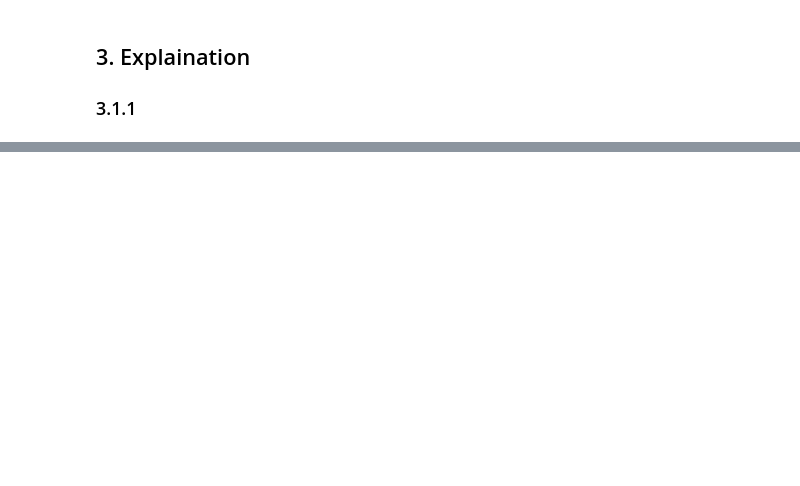
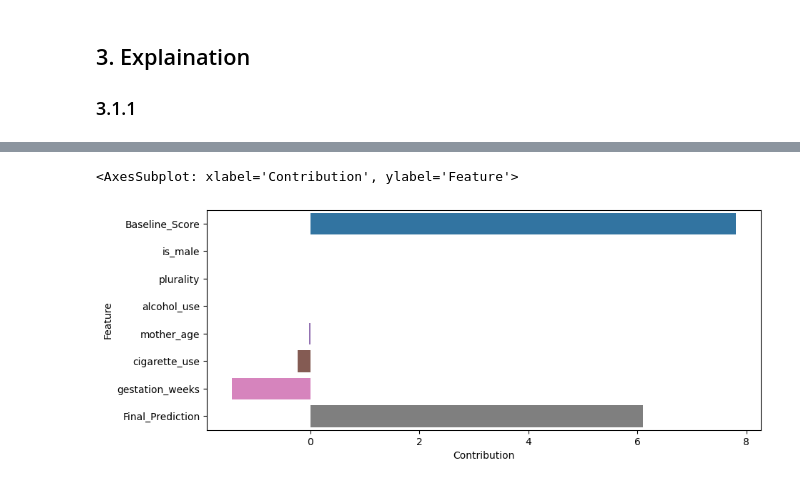
Before and after one commit to zacharyvunguyen/Production-Ready-ML-Pipeline-on-GCP-Baby-Weight-Prediction, a Jupyter notebook: 03a_online_prediction_plotting.ipynb, the cells around one changed output, grey strips where cells are left out. Drawn from its saved outputs; the diff is of its cells as text; code cells hidden in the pictures; blank space fills up the shorter version.

Commit message:
Working on plotting cont.

```diff
--- a/03a_online_prediction_plotting.ipynb
+++ b/03a_online_prediction_plotting.ipynb
@@ -168,0 +174,7 @@ time: 6.2 ms (started: 2022-11-26 12:37:06 -06:00)
+# %%
+fig = plt.figure(figsize=(10, 4))
+sns.barplot(x = "Contribution", y = "Feature", data = df)
+#st.pyplot(fig)
+# %% [output]
+<AxesSubplot: xlabel='Contribution', ylabel='Feature'>
+[figure, added]
```
Also changed, not shown: parts of 19 cells of this notebook, 1 other file.
